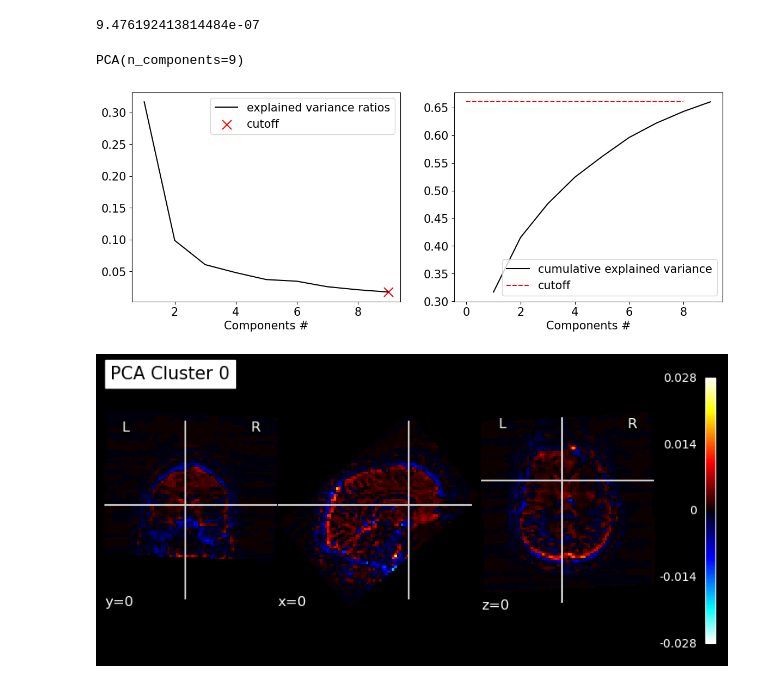
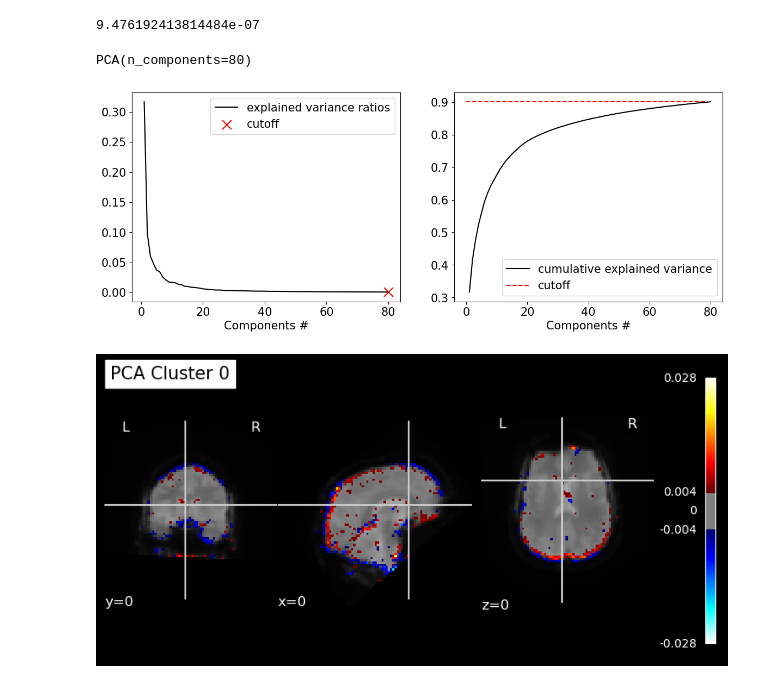
Before and after one commit to loufourneaux/project_1_nssp, a Jupyter notebook: PCA.ipynb, the cells around one changed output. Cells and saved outputs as stored; diff of their text form; code cells hidden in the pictures.

```diff
--- a/PCA.ipynb
+++ b/PCA.ipynb
@@ -45,13 +45,13 @@ np.abs(X.mean(axis=-1)).max()
 9.476192413814484e-07
 # %%
 # PCA
-nb_components = 9 # TODO
+nb_components = 80
 
 # YOUR CODE HERE
 pca = PCA(n_components=nb_components)
 pca.fit(X.T)
 # %% [output]
-PCA(n_components=9)
+PCA(n_components=80)
 # %%
 # Plot
 
@@ -60,7 +60,7 @@ fig, ax = plt.subplots(1, 2, figsize=(14,5))
 ratios = pca.explained_variance_ratio_
 cumulative_ratios = np.cumsum(pca.explained_variance_ratio_)
 
-nb_clusters = 9 # TODO
+nb_clusters = nb_components
 
 ax[0].plot(np.arange(1, len(ratios)+1), ratios, label='explained variance ratios', c='k')
 ax[0].scatter([nb_clusters], [ratios[nb_clusters-1]], [150], marker='x', color='r', label='cutoff')
@@ -72,23 +72,23 @@ for k in range(2):
     ax[k].legend(prop={'size':15})
     ax[k].tick_params(axis='both', which='major', labelsize=15)
 # %% [output]
-[figure, old version]
+[figure, new version]
 # %%
 # Bring back to the right space
 
 pca_clusters = []
 for cluster_idx in range(nb_clusters):
     pca_component = np.zeros(vol_shape)
     pca_component[slice_non_background] = pca.components_[cluster_idx]
     pca_clusters.append(pca_component)
 
 
 mean_img_ = mean_img(img)
 visual_idx = 0
-plot_stat_map(nib.Nifti1Image(pca_clusters[visual_idx], affine), bg_img=mean_img_, threshold=0,
+plot_stat_map(nib.Nifti1Image(pca_clusters[visual_idx], affine), bg_img=mean_img_, threshold=0.004,
                cut_coords=[0,0,0], black_bg=True,
               title=f'PCA Cluster {visual_idx}')
 
 plt.show()
 # %% [output]
-[figure, old version]
+[figure, new version]
```
